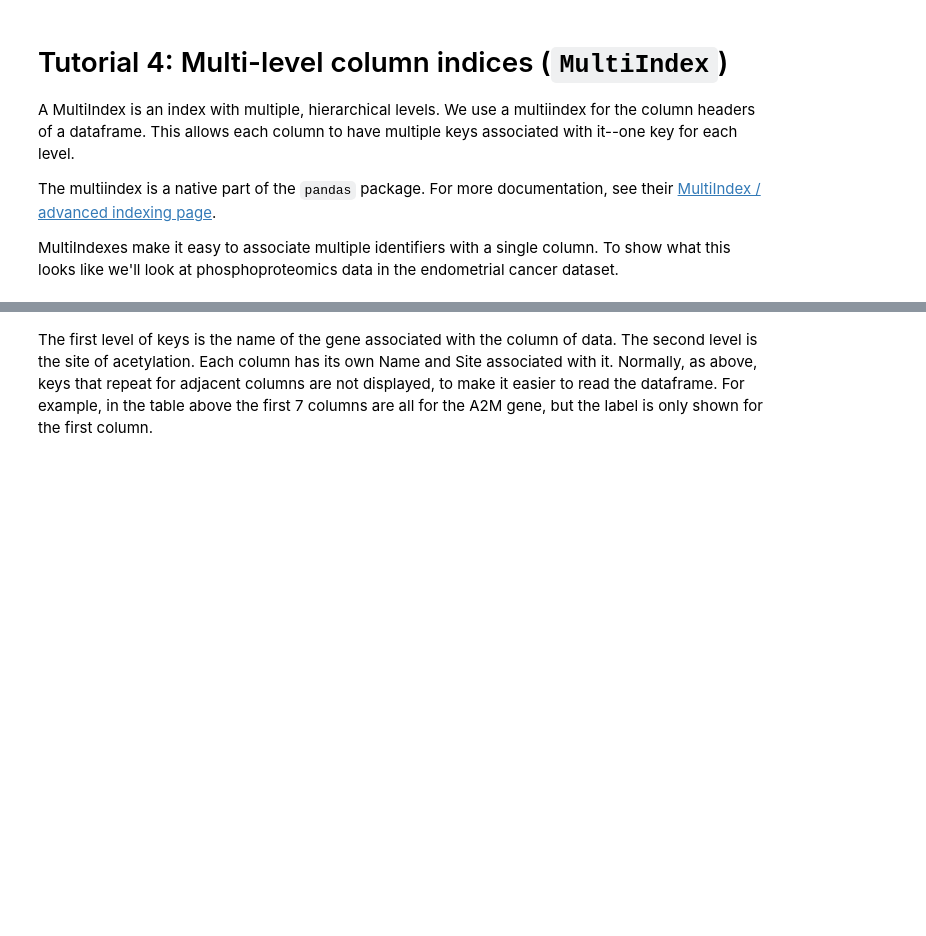
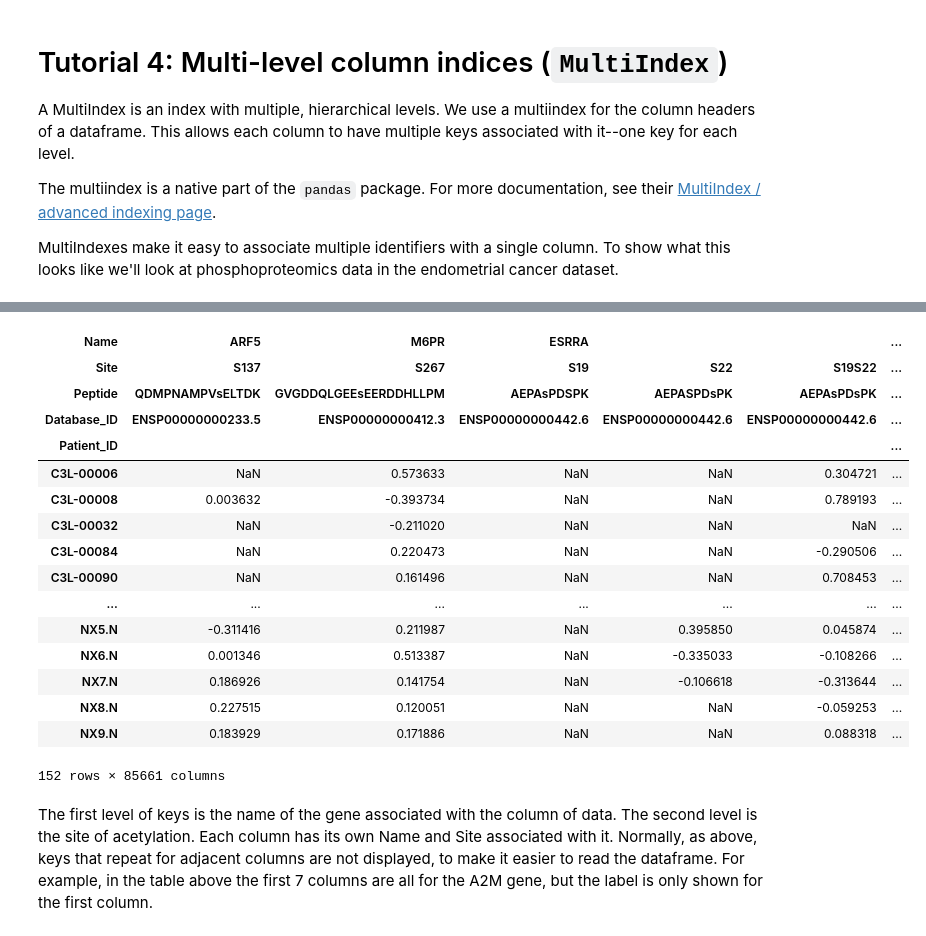
Before and after one commit to PayneLab/cptac, a Jupyter notebook: notebooks/tutorial04_multiindex.ipynb, the cells around one changed output, grey strips where cells are left out. Saved outputs shown, nothing was run; the diff lists cells and outputs as text; code cells hidden in the pictures; blank space fills up the shorter version.

```diff
--- a/notebooks/tutorial04_multiindex.ipynb
+++ b/notebooks/tutorial04_multiindex.ipynb
@@ -28,8 +31,26 @@ Downloading sample_descriptions.tsv.gz: 100
 # %%
-en = cptac.Ucec()
+
 phospho = en.get_proteomics('umich')
 en.get_phosphoproteomics('umich')
-en.get_CNV('washu')
+#en.get_CNV('washu')
+# %% [output]
+| Name | ARF5 | M6PR | ESRRA |  |  | ... |
+| Site | S137 | S267 | S19 | S22 | S19S22 | ... |
+| Peptide | QDMPNAMPVsELTDK | GVGDDQLGEEsEERDDHLLPM | AEPAsPDSPK | AEPASPDsPK | AEPAsPDsPK | ... |
+| Database_ID | ENSP00000000233.5 | ENSP00000000412.3 | ENSP00000000442.6 | ENSP00000000442.6 | ENSP00000000442.6 | ... |
+| Patient_ID |  |  |  |  |  | ... |
+| C3L-00006 | NaN | 0.573633 | NaN | NaN | 0.304721 | ... |
+| C3L-00008 | 0.003632 | -0.393734 | NaN | NaN | 0.789193 | ... |
+| C3L-00032 | NaN | -0.211020 | NaN | NaN | NaN | ... |
+| C3L-00084 | NaN | 0.220473 | NaN | NaN | -0.290506 | ... |
+| C3L-00090 | NaN | 0.161496 | NaN | NaN | 0.708453 | ... |
+| ... | ... | ... | ... | ... | ... | ... |
+| NX5.N | -0.311416 | 0.211987 | NaN | 0.395850 | 0.045874 | ... |
+| NX6.N | 0.001346 | 0.513387 | NaN | -0.335033 | -0.108266 | ... |
+| NX7.N | 0.186926 | 0.141754 | NaN | -0.106618 | -0.313644 | ... |
+| NX8.N | 0.227515 | 0.120051 | NaN | NaN | -0.059253 | ... |
+| NX9.N | 0.183929 | 0.171886 | NaN | NaN | 0.088318 | ... |
+152 rows × 85661 columns
 # %% [markdown]
 The first level of keys is the name of the gene associated with the column of data. The second level is the site of acetylation. Each column has its own Name and Site associated with it.
 Normally, as above, keys that repeat for adjacent columns are not displayed, to make it easier to read the dataframe. For example, in the table above the first 7 columns are all for the A2M gene, but the label is only shown for the first column.
```
Also changed, not shown: parts of 3 cells of this notebook, 1 other file.
